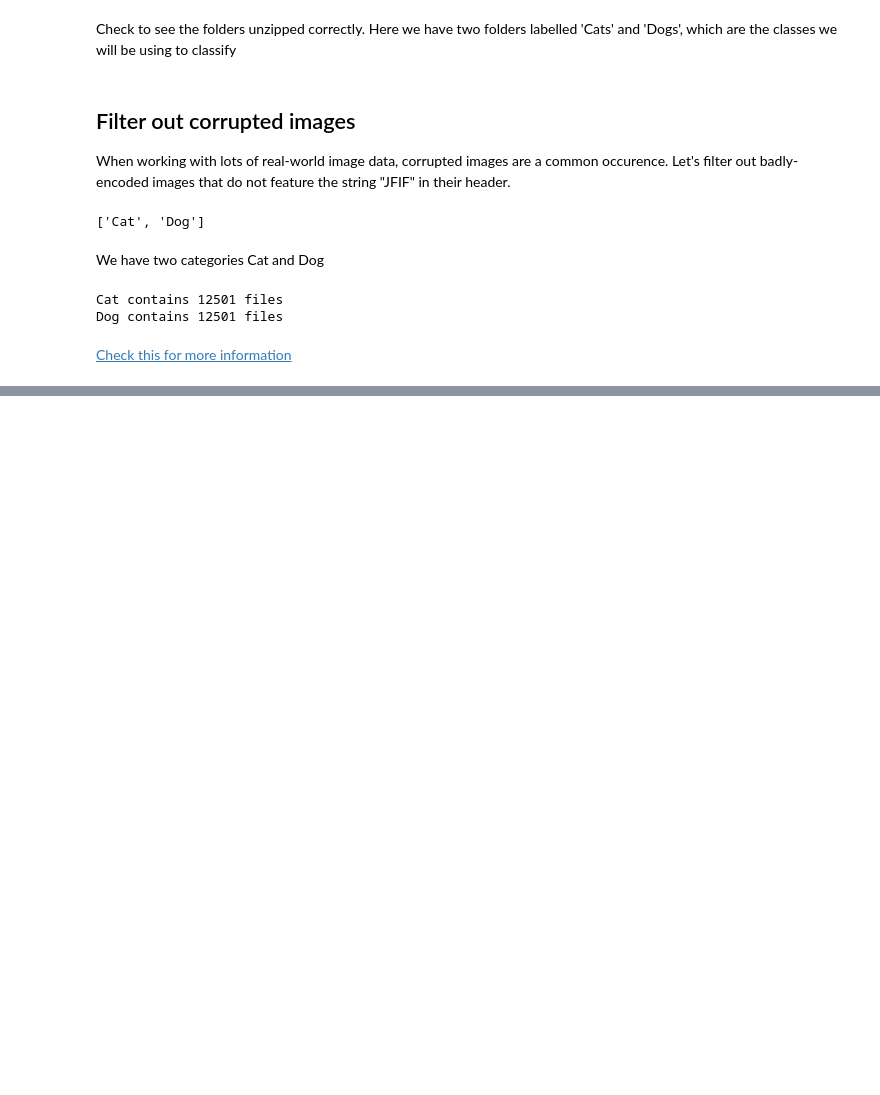
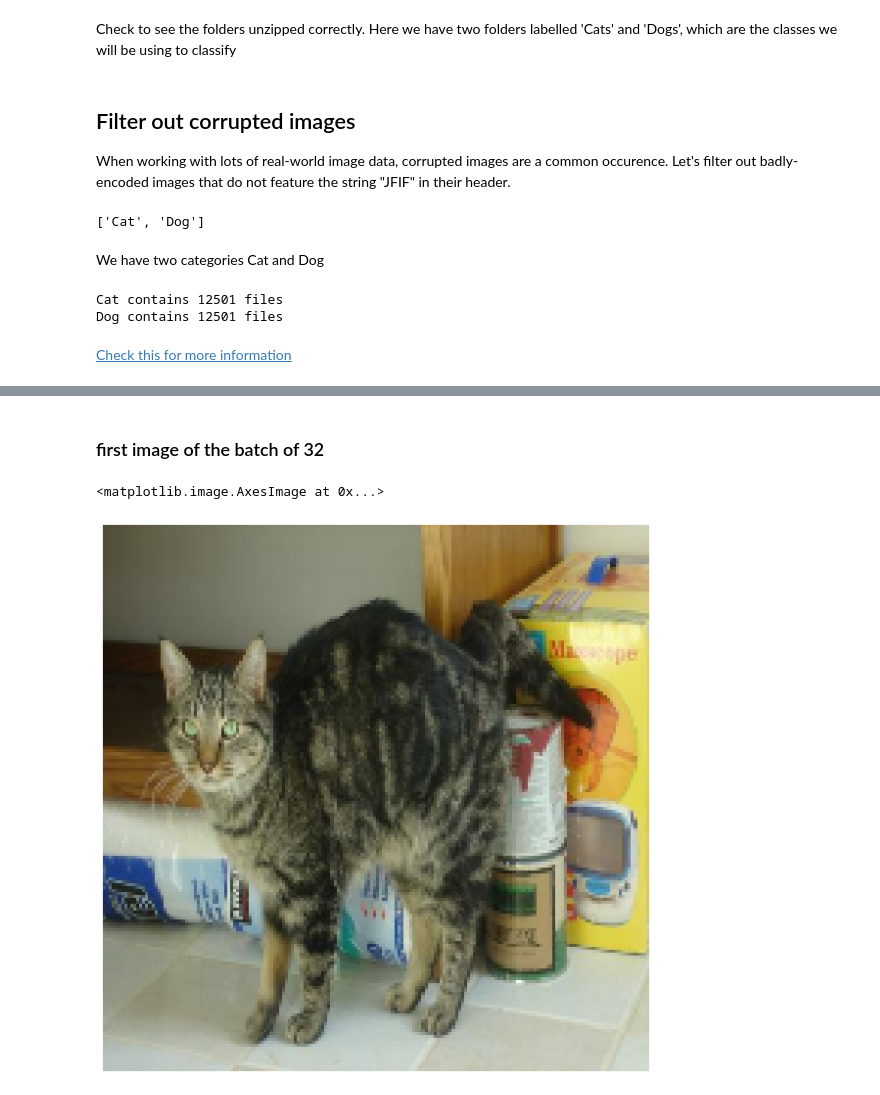
Before and after one commit to Eseifan/211016_PL_Images, a Jupyter notebook: Classification_tutorial.ipynb, the cells around one changed output, grey strips where cells are left out. Drawn from its saved outputs; the diff is of its cells as text; code cells hidden in the pictures; blank space fills up the shorter version.

```diff
--- a/Classification_tutorial.ipynb
+++ b/Classification_tutorial.ipynb
@@ -128,0 +205,7 @@ Dog contains 11670 files
+# %%
+image_size = (180, 180)
+batch_size = 32
+inputDir="PetImages"
+validation_split=0.2
+
+to_train_ds, validation_ds = generateDataset (inputDir,validation_split, image_size, batch_size  )
@@ -128,0 +217,7 @@ Dog contains 11670 files
+# %%
+for element in to_train_ds:
+    print(element)
+    print("Tensor of 1st element \n" , element[0].shape)
+
+
+    break
@@ -128,0 +243,13 @@ Dog contains 11670 files
+# %% [markdown]
+### first image of the batch of 32
+# %%
+#element[0][0]
+# display it
+plt.figure(figsize=(10, 10))  # image size
+plt.axis("off")               # remove axis
+plt.imshow(element[0][0].numpy().astype("uint8"))  #need to convert to int unsigned integer 8
+
+## try with  .take
+# %% [output]
+<matplotlib.image.AxesImage at 0x...>
+[figure, added]
```
Also changed, not shown: parts of 13 cells of this notebook.
